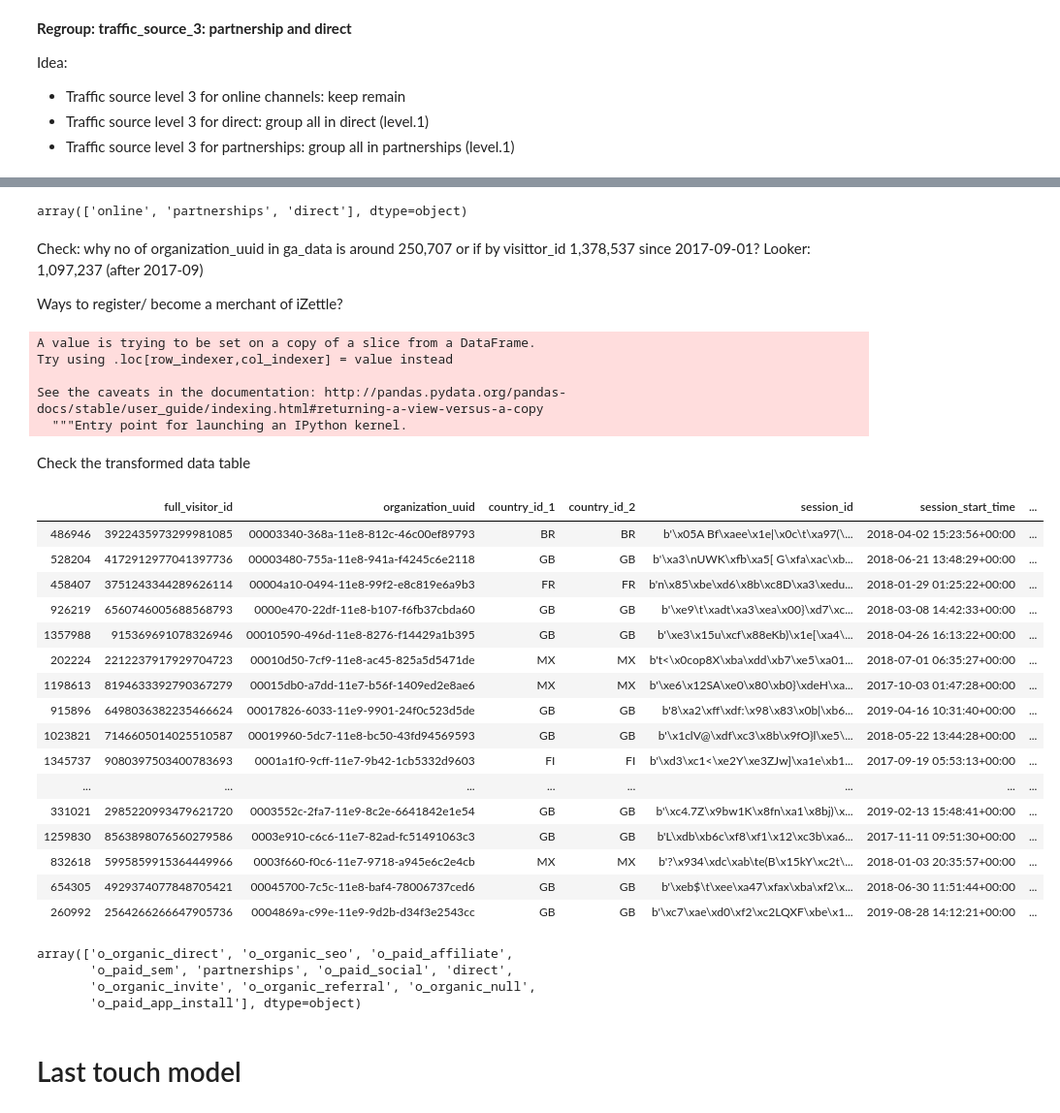
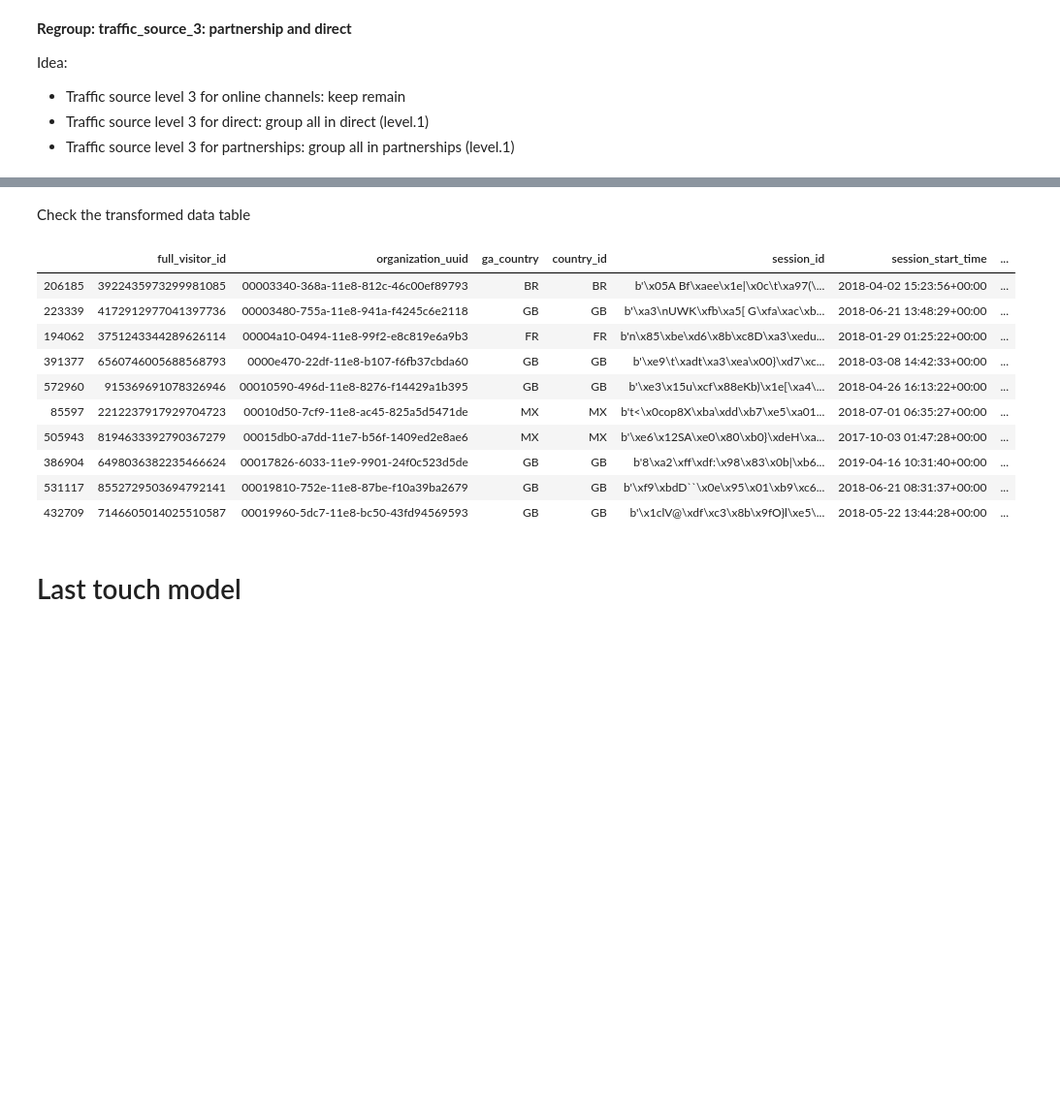
Before and after one commit to TrangTranNgoc/PrMarketingAttribution, a Jupyter notebook: models/ga_Last_touch_Model_reg.ipynb, the cells around one changed output, grey strips where cells are left out. Shown at 97% size. Cells and saved outputs as stored; diff of their text form; code cells hidden in the pictures; blank space fills up the shorter version.

```diff
--- a/models/ga_Last_touch_Model_reg.ipynb
+++ b/models/ga_Last_touch_Model_reg.ipynb
@@ -86,0 +181,6 @@ Question: why some full_visitor_id have no organization_uuid? When organization_
+# %%
+visitor_uuid_many_df = ga_last_touch[ga_last_touch['full_visitor_id'].isin(visitor_uuid_many)]
+
+visitor_id_NA_uuid = visitor_uuid_many_df[visitor_uuid_many_df['organization_uuid'].isna()]['full_visitor_id'].unique()
+
+visitor_uuid_many_df[visitor_uuid_many_df['full_visitor_id'].isin(visitor_id_NA_uuid)]
@@ -87,4 +201,7 @@ Question: why some full_visitor_id have no organization_uuid? When organization_
+# %%
+del_nauuid = visitor_uuid_many_df[visitor_uuid_many_df['organization_uuid'].isna()].index
+ga_last_touch_2 = ga_last_touch_1[~ga_last_touch_1.index.isin(del_nauuid)]
 # %% [markdown]
 **Remove: multiple uuid -> one uuid**
 # %%
-last_touch_table = ga_last_touch.copy()
+last_touch_table = ga_last_touch_2.copy()
@@ -192,19 +328,5 @@ array(['o_organic', 'o_paid', 'ps_pay', 'ps_product', 'ds_keyaccount',
-# %%
-last_touch_table_rm.traffic_source_level_1.unique()
-# %% [output]
-array(['online', 'partnerships', 'direct'], dtype=object)
-# %% [markdown]
-Check: why no of organization_uuid in ga_data is around 250,707 or if by visittor_id 1,378,537 since 2017-09-01? Looker: 1,097,237 (after 2017-09)
-
-Ways to register/ become a merchant of iZettle?
 # %%
-last_touch_table_rm['traffic_source'] = last_touch_table_rm['traffic_source_level_3']
+last_touch_table_rm = last_touch_table_rm.assign(traffic_source = last_touch_table_rm['traffic_source_level_3'])
-# %% [output]
-A value is trying to be set on a copy of a slice from a DataFrame.
-Try using .loc[row_indexer,col_indexer] = value instead
-
-See the caveats in the documentation: http://pandas.pydata.org/pandas-docs/stable/user_guide/indexing.html#returning-a-view-versus-a-copy
-  """Entry point for launching an IPython kernel.
 # %%
 dict_channels = {'ps_pay_sdk':'partnerships', 'ps_product_api':'partnerships', 'ps_bank_bank':'partnerships',
                 'ps_other_local_partnership':'partnerships', 'ps_other_partner':'partnerships',
@@ -219,30 +341,17 @@ map_value(last_touch_table_rm)
 # %% [markdown]
 Check the transformed data table
 # %%
-last_touch_table_rm.head(20)
+last_touch_table_rm.head(10)
 # %% [output]
-|  | full_visitor_id | organization_uuid | country_id_1 | country_id_2 | session_id | session_start_time | ... |
-| 486946 | 3922435973299981085 | 00003340-368a-11e8-812c-46c00ef89793 | BR | BR | b'\x05A Bf\xaee\x1e|\x0c\t\xa97(\... | 2018-04-02 15:23:56+00:00 | ... |
-| 528204 | 4172912977041397736 | 00003480-755a-11e8-941a-f4245c6e2118 | GB | GB | b'\xa3\nUWK\xfb\xa5[ G\xfa\xac\xb... | 2018-06-21 13:48:29+00:00 | ... |
-| 458407 | 3751243344289626114 | 00004a10-0494-11e8-99f2-e8c819e6a9b3 | FR | FR | b'n\x85\xbe\xd6\x8b\xc8D\xa3\xedu... | 2018-01-29 01:25:22+00:00 | ... |
-| 926219 | 6560746005688568793 | 0000e470-22df-11e8-b107-f6fb37cbda60 | GB | GB | b'\xe9\t\xadt\xa3\xea\x00}\xd7\xc... | 2018-03-08 14:42:33+00:00 | ... |
-| 1357988 | 915369691078326946 | 00010590-496d-11e8-8276-f14429a1b395 | GB | GB | b'\xe3\x15u\xcf\x88eKb)\x1e[\xa4\... | 2018-04-26 16:13:22+00:00 | ... |
-| 202224 | 2212237917929704723 | 00010d50-7cf9-11e8-ac45-825a5d5471de | MX | MX | b't<\x0cop8X\xba\xdd\xb7\xe5\xa01... | 2018-07-01 06:35:27+00:00 | ... |
-| 1198613 | 8194633392790367279 | 00015db0-a7dd-11e7-b56f-1409ed2e8ae6 | MX | MX | b'\xe6\x12SA\xe0\x80\xb0}\xdeH\xa... | 2017-10-03 01:47:28+00:00 | ... |
-| 915896 | 6498036382235466624 | 00017826-6033-11e9-9901-24f0c523d5de | GB | GB | b'8\xa2\xff\xdf:\x98\x83\x0b|\xb6... | 2019-04-16 10:31:40+00:00 | ... |
-| 1023821 | 7146605014025510587 | 00019960-5dc7-11e8-bc50-43fd94569593 | GB | GB | b'\x1clV@\xdf\xc3\x8b\x9fO}l\xe5\... | 2018-05-22 13:44:28+00:00 | ... |
-| 1345737 | 9080397503400783693 | 0001a1f0-9cff-11e7-9b42-1cb5332d9603 | FI | FI | b'\xd3\xc1<\xe2Y\xe3ZJw]\xa1e\xb1... | 2017-09-19 05:53:13+00:00 | ... |
-| ... | ... | ... | ... | ... | ... | ... | ... |
-| 331021 | 2985220993479621720 | 0003552c-2fa7-11e9-8c2e-6641842e1e54 | GB | GB | b'\xc4.7Z\x9bw1K\x8fn\xa1\x8bj)\x... | 2019-02-13 15:48:41+00:00 | ... |
-| 1259830 | 8563898076560279586 | 0003e910-c6c6-11e7-82ad-fc51491063c3 | GB | GB | b'L\xdb\xb6c\xf8\xf1\x12\xc3b\xa6... | 2017-11-11 09:51:30+00:00 | ... |
-| 832618 | 5995859915364449966 | 0003f660-f0c6-11e7-9718-a945e6c2e4cb | MX | MX | b'?\x934\xdc\xab\te(B\x15kY\xc2t\... | 2018-01-03 20:35:57+00:00 | ... |
-| 654305 | 4929374077848705421 | 00045700-7c5c-11e8-baf4-78006737ced6 | GB | GB | b'\xeb$\t\xee\xa47\xfax\xba\xf2\x... | 2018-06-30 11:51:44+00:00 | ... |
-| 260992 | 2564266266647905736 | 0004869a-c99e-11e9-9d2b-d34f3e2543cc | GB | GB | b'\xc7\xae\xd0\xf2\xc2LQXF\xbe\x1... | 2019-08-28 14:12:21+00:00 | ... |
+|  | full_visitor_id | organization_uuid | ga_country | country_id | session_id | session_start_time | ... |
+| 206185 | 3922435973299981085 | 00003340-368a-11e8-812c-46c00ef89793 | BR | BR | b'\x05A Bf\xaee\x1e|\x0c\t\xa97(\... | 2018-04-02 15:23:56+00:00 | ... |
+| 223339 | 4172912977041397736 | 00003480-755a-11e8-941a-f4245c6e2118 | GB | GB | b'\xa3\nUWK\xfb\xa5[ G\xfa\xac\xb... | 2018-06-21 13:48:29+00:00 | ... |
+| 194062 | 3751243344289626114 | 00004a10-0494-11e8-99f2-e8c819e6a9b3 | FR | FR | b'n\x85\xbe\xd6\x8b\xc8D\xa3\xedu... | 2018-01-29 01:25:22+00:00 | ... |
+| 391377 | 6560746005688568793 | 0000e470-22df-11e8-b107-f6fb37cbda60 | GB | GB | b'\xe9\t\xadt\xa3\xea\x00}\xd7\xc... | 2018-03-08 14:42:33+00:00 | ... |
+| 572960 | 915369691078326946 | 00010590-496d-11e8-8276-f14429a1b395 | GB | GB | b'\xe3\x15u\xcf\x88eKb)\x1e[\xa4\... | 2018-04-26 16:13:22+00:00 | ... |
+| 85597 | 2212237917929704723 | 00010d50-7cf9-11e8-ac45-825a5d5471de | MX | MX | b't<\x0cop8X\xba\xdd\xb7\xe5\xa01... | 2018-07-01 06:35:27+00:00 | ... |
+| 505943 | 8194633392790367279 | 00015db0-a7dd-11e7-b56f-1409ed2e8ae6 | MX | MX | b'\xe6\x12SA\xe0\x80\xb0}\xdeH\xa... | 2017-10-03 01:47:28+00:00 | ... |
+| 386904 | 6498036382235466624 | 00017826-6033-11e9-9901-24f0c523d5de | GB | GB | b'8\xa2\xff\xdf:\x98\x83\x0b|\xb6... | 2019-04-16 10:31:40+00:00 | ... |
+| 531117 | 8552729503694792141 | 00019810-752e-11e8-87be-f10a39ba2679 | GB | GB | b'\xf9\xbdD``\x0e\x95\x01\xb9\xc6... | 2018-06-21 08:31:37+00:00 | ... |
+| 432709 | 7146605014025510587 | 00019960-5dc7-11e8-bc50-43fd94569593 | GB | GB | b'\x1clV@\xdf\xc3\x8b\x9fO}l\xe5\... | 2018-05-22 13:44:28+00:00 | ... |
-# %%
-last_touch_table_rm.traffic_source.unique()
-# %% [output]
-array(['o_organic_direct', 'o_organic_seo', 'o_paid_affiliate',
-       'o_paid_sem', 'partnerships', 'o_paid_social', 'direct',
-       'o_organic_invite', 'o_organic_referral', 'o_organic_null',
-       'o_paid_app_install'], dtype=object)
 # %%
```
Also changed, not shown: parts of 52 cells of this notebook.
